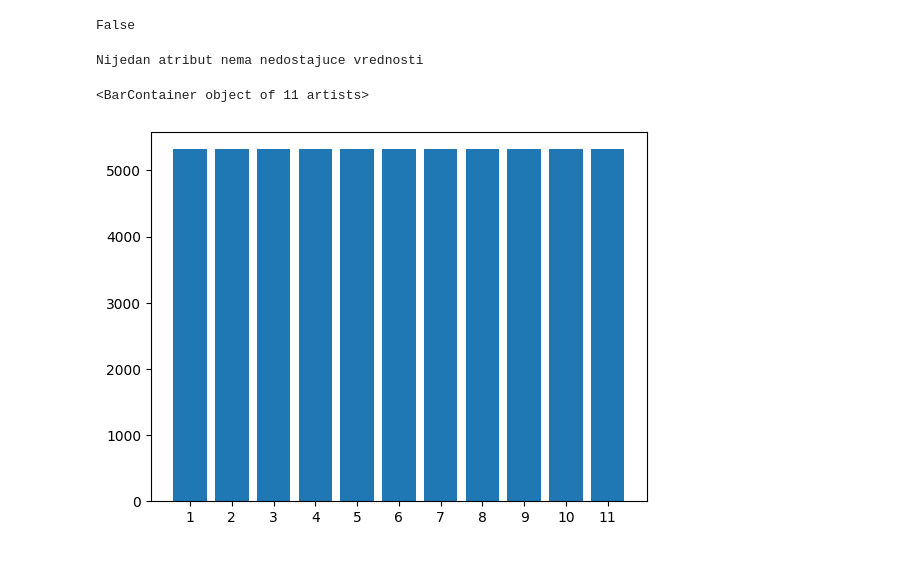
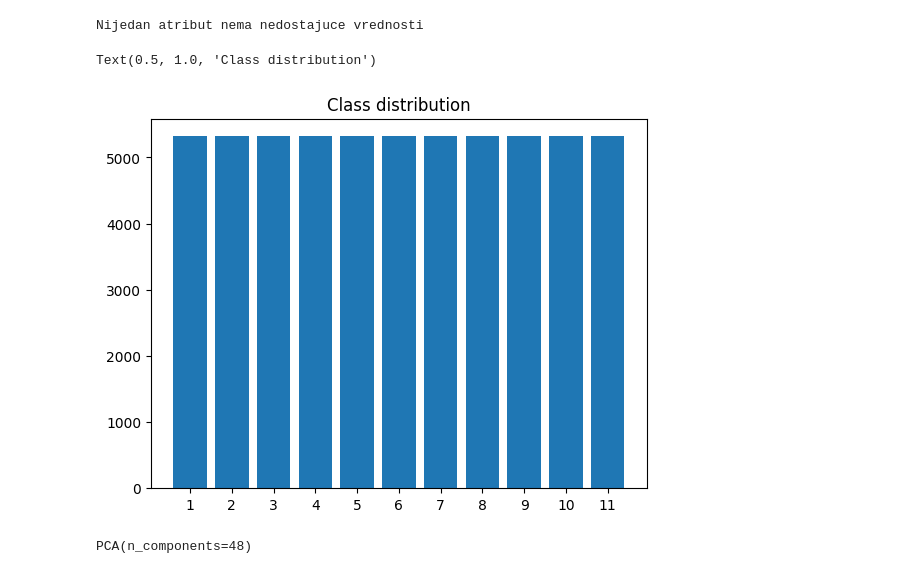
Before and after one commit to MATF-istrazivanje-podataka-1/2023_Data_Mining_Sensorless_drive_Dataset, a Jupyter notebook: exploratory_analysis/data analysis.ipynb, the cells around one changed output. Drawn from its saved outputs; the diff is of its cells as text; code cells hidden in the pictures.

```diff
--- a/exploratory_analysis/data analysis.ipynb
+++ b/exploratory_analysis/data analysis.ipynb
@@ -29,3 +35,0 @@ print(header)
-# %%
-df.set_axis(axis = 1, labels = header, copy = False)
-df
@@ -84,9 +92,7 @@ Name: 48, Length: 58509, dtype: int64
 #Provera da li postoje nedostajuce vrednosti
 # %%
 potentialNull = df.isna().any()
-potentialNull[0]
+#potentialNull
-# %% [output]
-False
 # %%
 ind = -1
 for i in range(len(potentialNull)):
@@ -111,5 +115,7 @@ from matplotlib import pyplot as plt
 # %%
 plt.bar(x=y.unique(), height=classValuesCount.values(), tick_label=y.unique())
+plt.title('Class distribution')
+#plt.savefig('class_distribution.png')
 # %% [output]
-<BarContainer object of 11 artists>
+Text(0.5, 1.0, 'Class distribution')
-[figure, old version]
+[figure, new version]
@@ -115,0 +126,4 @@ plt.bar(x=y.unique(), height=classValuesCount.values(), tick_label=y.unique())
+# %%
+pca.fit(X)
+# %% [output]
+PCA(n_components=48)
```
Also changed, not shown: parts of 41 cells of this notebook.
